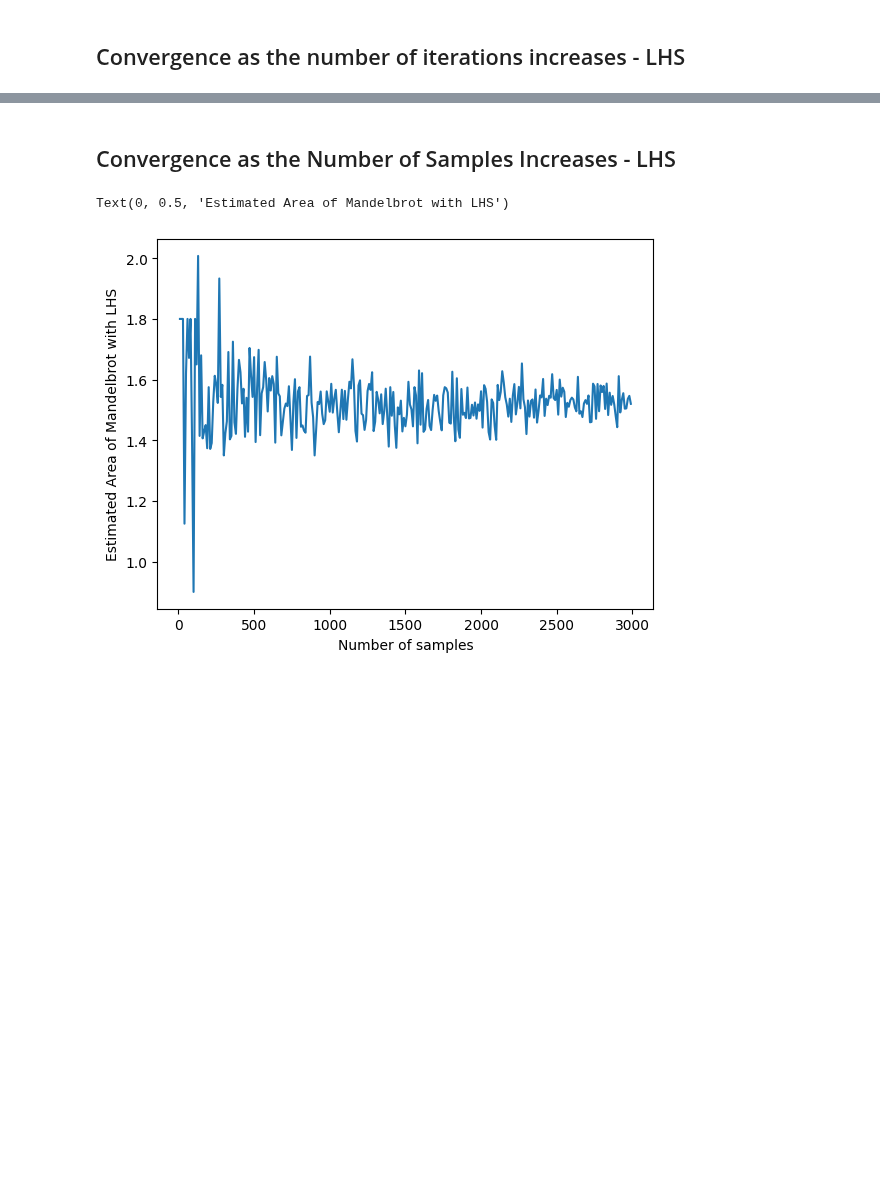
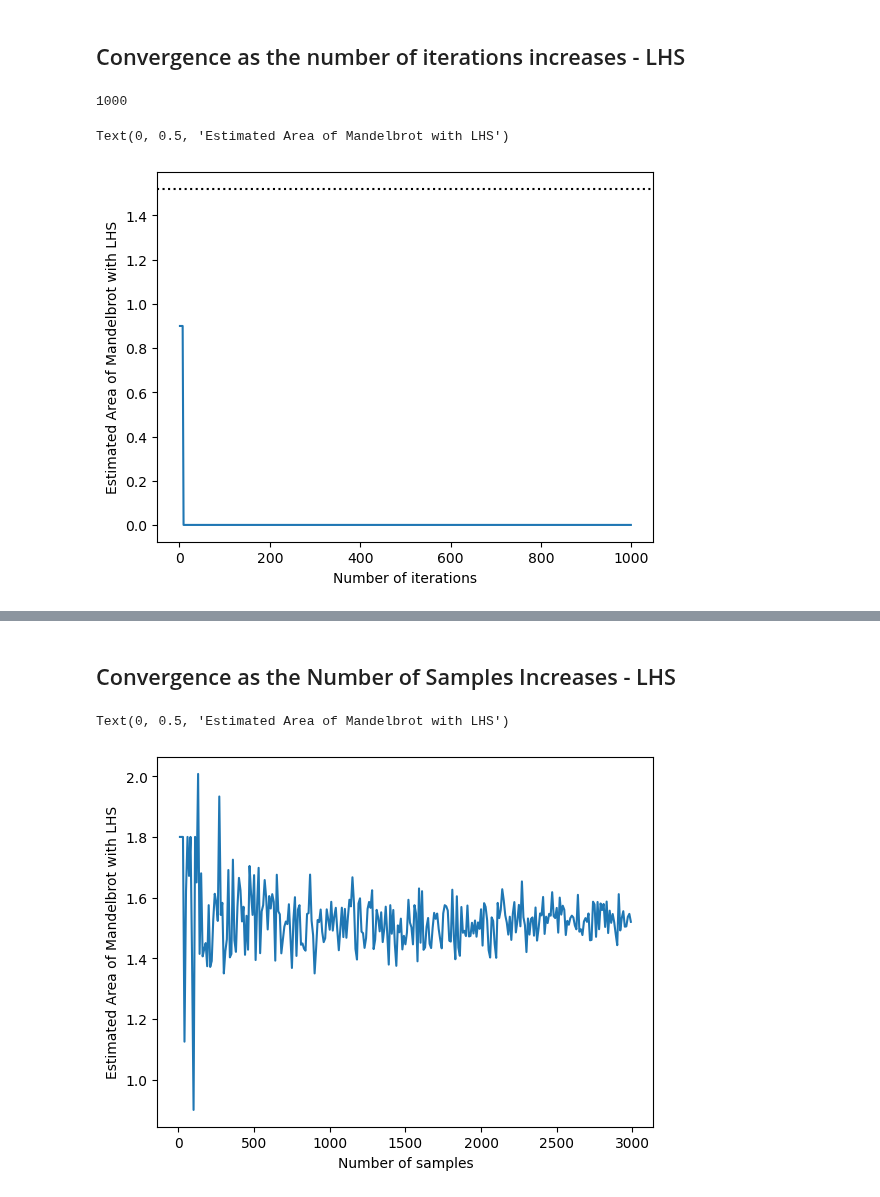
Before and after one commit to KeniaLS/Stoc_Sim_Assignment1, a Jupyter notebook: SS_Kenia_Divya_Assignment1.ipynb, the cells around one changed output, grey strips where cells are left out. Saved outputs shown, nothing was run; the diff lists cells and outputs as text; code cells hidden in the pictures; blank space fills up the shorter version.

```diff
--- a/SS_Kenia_Divya_Assignment1.ipynb
+++ b/SS_Kenia_Divya_Assignment1.ipynb
@@ -316,5 +338,19 @@ array([[-1.76462367,  1.46509136],
 # %% [markdown]
 ## Convergence as the number of iterations increases - LHS
+# %%
+poits = latin_hypercube_sampling(10)
+# %%
+iteration_index, area_LHC = iterations_vs_area(1000, 10, poits[0],poits[1])
+# %% [output]
+1000
+# %%
+plt.plot(iteration_index, area_LHC)
+plt.axhline(y = 1.52, color = 'k', linestyle = ':')
+plt.xlabel("Number of iterations")
+plt.ylabel("Estimated Area of Mandelbrot with LHS")
+# %% [output]
+Text(0, 0.5, 'Estimated Area of Mandelbrot with LHS')
+[figure, added]
 # %%
 num_iters_LHS= range(1, 1000, 2)     ## range of values for changing the No. of iterations
 samples_LHS  = 50                  ## sample size
```
Also changed, not shown: parts of 29 cells of this notebook.
